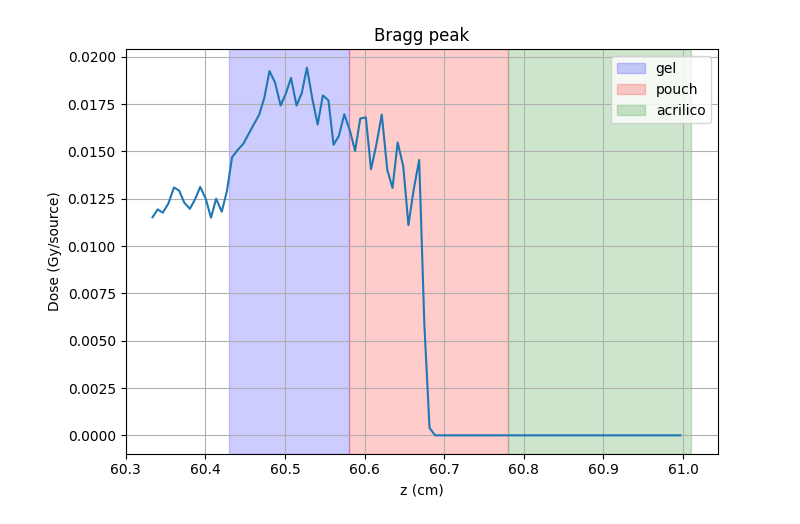
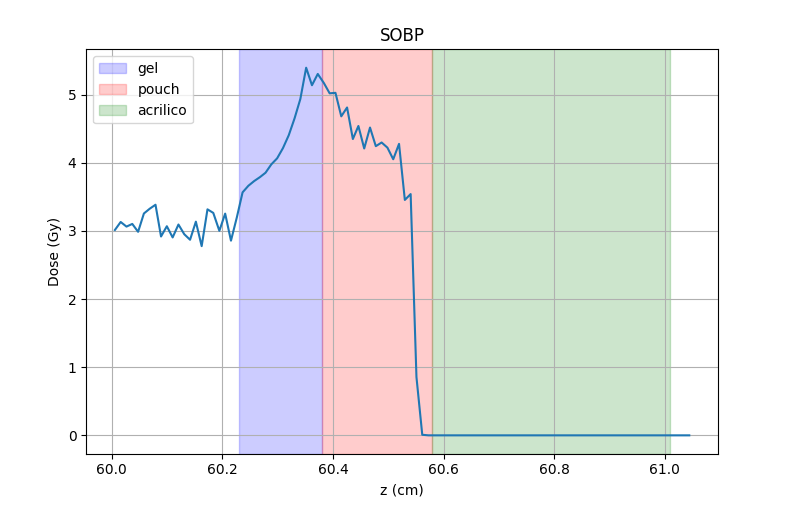
Before and after one commit to arirodriguez001/Laboratory-VI, a Jupyter notebook: Modelo computacional Haz Vertical/braggpouchJesus.ipynb, the cells around one changed output. Cells and saved outputs as stored; diff of their text form; code cells hidden in the pictures.

```diff
--- a/Modelo computacional Haz Vertical/braggpouchJesus.ipynb
+++ b/Modelo computacional Haz Vertical/braggpouchJesus.ipynb
@@ -5,12 +5,7 @@ import numpy as np
 #DOSIS VS Z
 archivo = "bragg_pouch_zcilindJesus.out"
 
-
-corriente_nA = 1.0
-tiempo_seg = 60
-carga_proton = 1.602177e-19
-protones_totales = (corriente_nA * 1e-9 / carga_proton) * tiempo_seg
-
+tiempo_rad = 300
 
 z = []
 dose = []
@@ -20,44 +15,37 @@ with open(archivo, "r", encoding="utf-8", errors="ignore") as f:
     for line in f:
         parts = line.split()
 
 
         if len(parts) != 4:
             continue
 
 
         try:
             z1 = float(parts[0].replace("D", "E"))
             z2 = float(parts[1].replace("D", "E"))
             d = float(parts[2].replace("D", "E"))
             err = float(parts[3].replace("D", "E"))
         except:
             continue
 
 
         z.append((z1 + z2) / 2)
         dose.append(d)
 
 
 plt.figure(figsize=(7,5))
-#plt.xlim(-0.15, 0.4)
-#plt.axvline(x=0.115, color='r', linestyle='--')
-#plt.axvline(x=0.315, color='r', linestyle='--')
-#plt.axvline(x=-0.115, color='g', linestyle='--')
-#plt.axvline(x=0.115, color='b', linestyle='--')
 
-
-plt.axvspan(60.43, 60.58, color='b', alpha=0.2, label='gel')
-plt.axvspan(60.58, 60.78, color='r', alpha=0.2, label='pouch')
-plt.axvspan(60.78, 61.01, color='g', alpha=0.2, label='acrilico')
-
+plt.axvspan(60.23, 60.38, color='b', alpha=0.2, label='gel')
+plt.axvspan(60.38, 60.58, color='r', alpha=0.2, label='pouch')
+plt.axvspan(60.58, 61.01, color='g', alpha=0.2, label='acrilico') #cambiar los valores una vez subido el segundo acrilico
 
 plt.legend()
-plt.plot(z,dose)
+plt.plot(z,np.array(dose)*300)
 plt.xlabel("z (cm)")
-plt.ylabel("Dose (Gy/source)") # gray por particula simulada (u)
-plt.title("Bragg peak")
+plt.ylabel("Dose (Gy)") # gray
+plt.title("SOBP")
 plt.grid(True)
 plt.tight_layout()
 plt.show()
 # %% [output]
-[figure, old version]
+[figure, new version]
```
Also changed, not shown: 25 other files.
